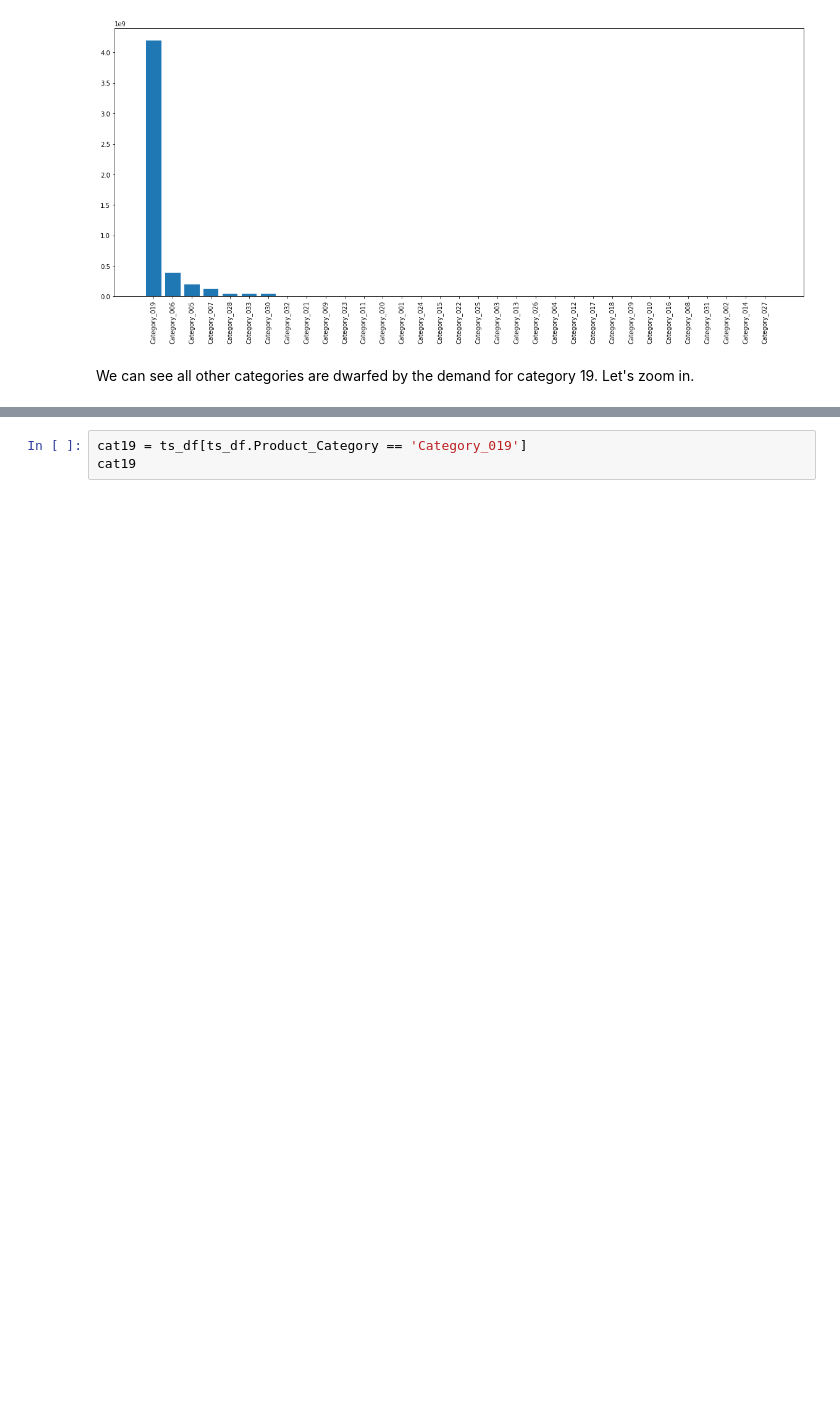
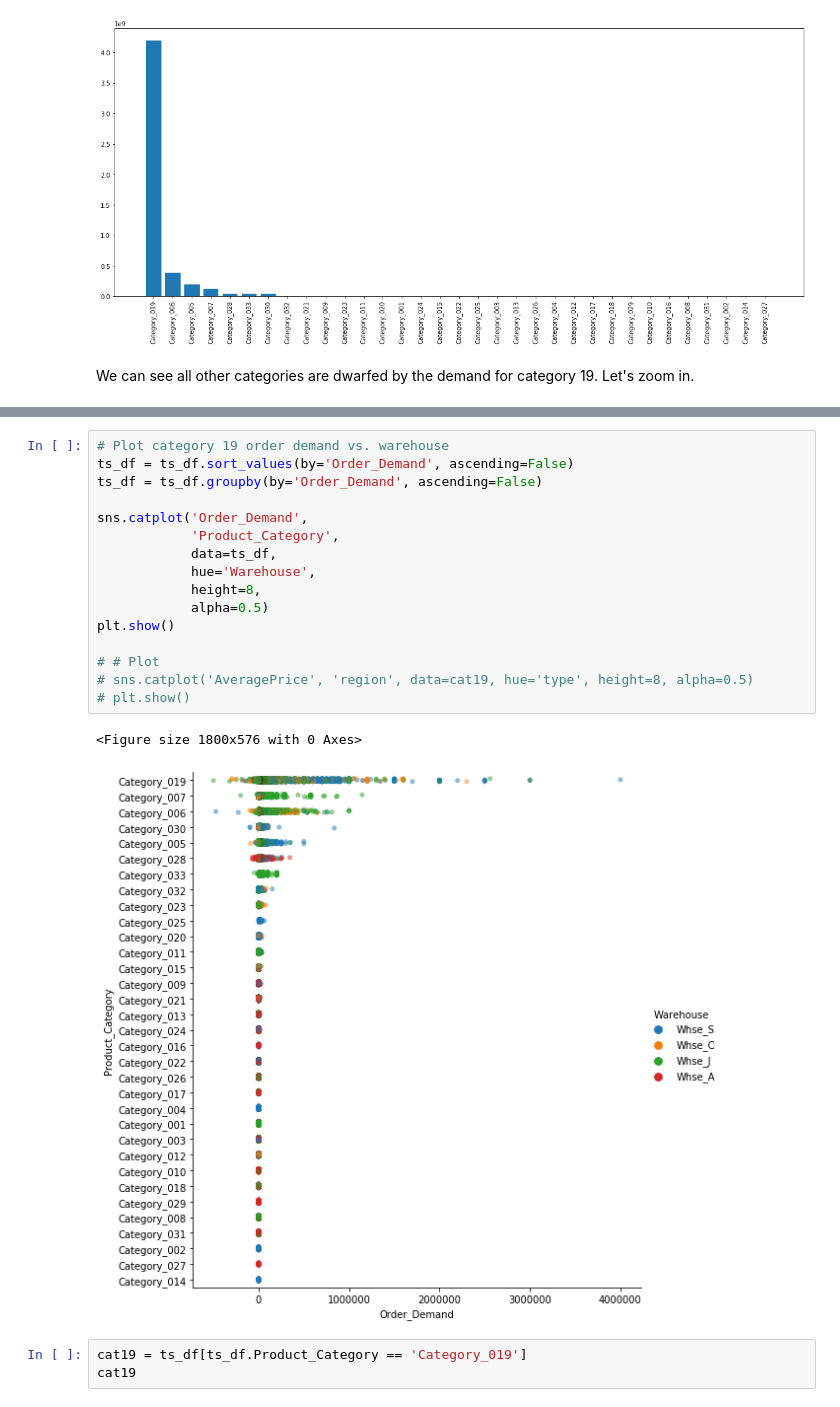
Before and after one commit to JessicaFB/Product-Demand-Forecasting, a Jupyter notebook: Predicting-Product-Demand.ipynb, the cells around one changed output, grey strips where cells are left out. Saved outputs shown, nothing was run; the diff lists cells and outputs as text; blank space fills up the shorter version.

```diff
--- a/Predicting-Product-Demand.ipynb
+++ b/Predicting-Product-Demand.ipynb
@@ -592,3 +590,22 @@ plt.show()
+# %%
+# Plot category 19 order demand vs. warehouse
+ts_df = ts_df.sort_values(by='Order_Demand', ascending=False)
+ts_df = ts_df.groupby(by='Order_Demand', ascending=False)
+
+sns.catplot('Order_Demand',
+            'Product_Category',
+            data=ts_df,
+            hue='Warehouse',
+            height=8,
+            alpha=0.5)
+plt.show()
+
+# # Plot
+# sns.catplot('AveragePrice', 'region', data=cat19, hue='type', height=8, alpha=0.5)
+# plt.show()
+# %% [output]
+<Figure size 1800x576 with 0 Axes>
+[figure, added]
 # %%
 cat19 = ts_df[ts_df.Product_Category == 'Category_019']
 cat19
```
Also changed, not shown: parts of 15 cells of this notebook.
